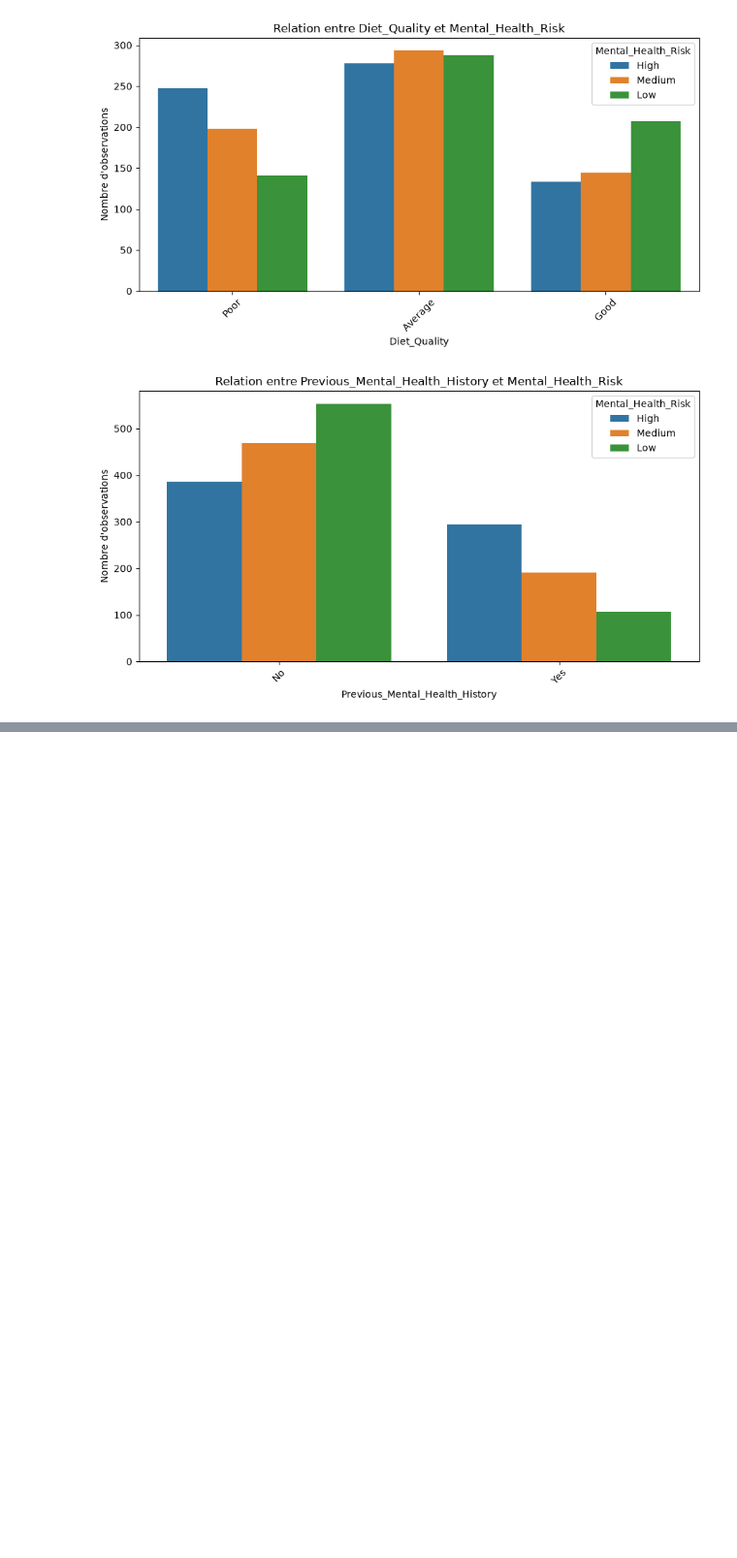
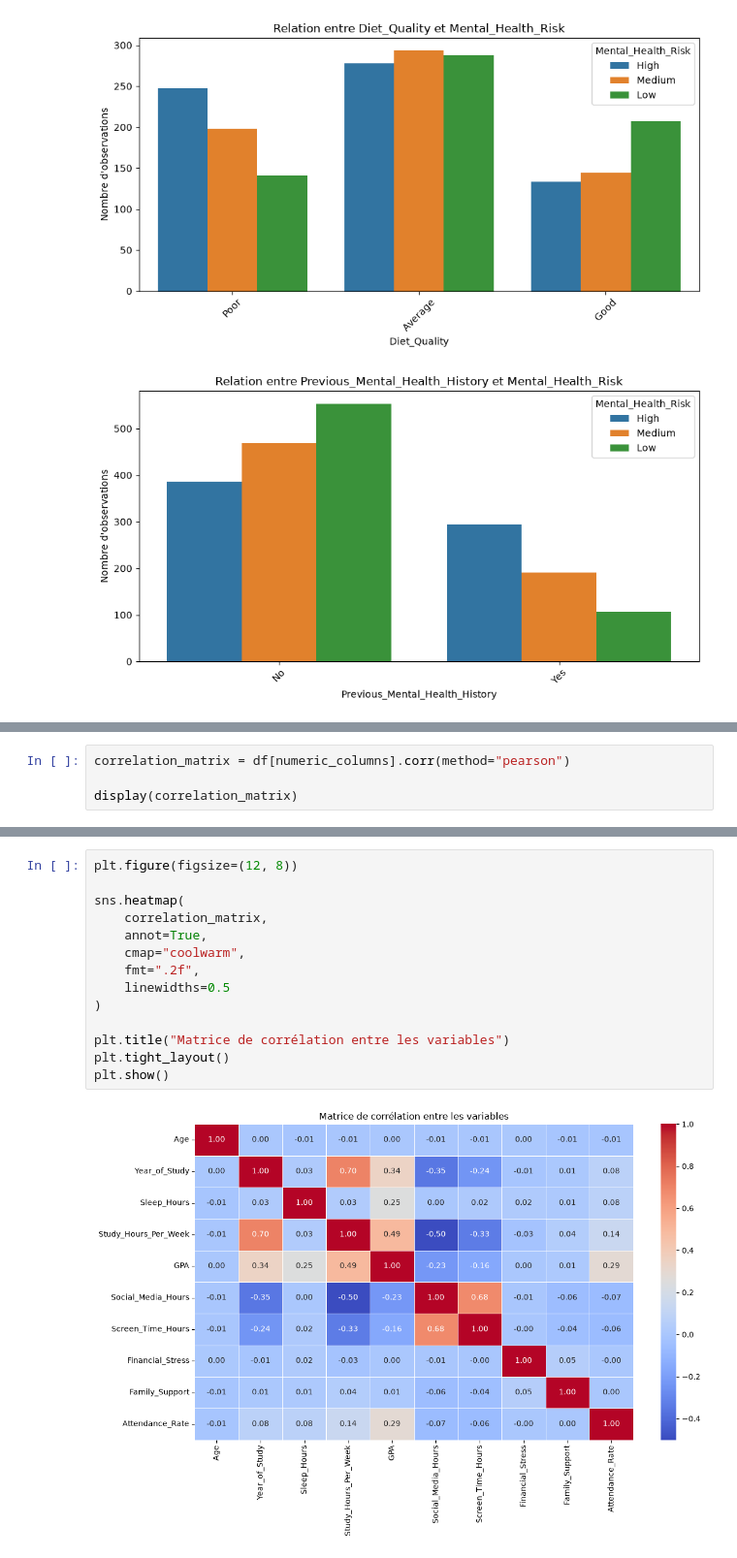
Before and after one commit to SaadiaAjbbar/Mental_Health_Risk_Prediction, a Jupyter notebook: notebooks/01_EDA.ipynb, the cells around one changed output, grey strips where cells are left out. Shown at 97% size. Cells and saved outputs as stored; diff of their text form; blank space fills up the shorter version.

Commit message:
identification des variables les plus fortement liées au niveau de risque ;

```diff
--- a/notebooks/01_EDA.ipynb
+++ b/notebooks/01_EDA.ipynb
@@ -724,0 +732,4 @@ for column in categorical_columns:
+# %%
+correlation_matrix = df[numeric_columns].corr(method="pearson")
+
+display(correlation_matrix)
@@ -724,0 +748,16 @@ for column in categorical_columns:
+# %%
+plt.figure(figsize=(12, 8))
+
+sns.heatmap(
+    correlation_matrix,
+    annot=True,
+    cmap="coolwarm",
+    fmt=".2f",
+    linewidths=0.5
+)
+
+plt.title("Matrice de corrélation entre les variables")
+plt.tight_layout()
+plt.show()
+# %% [output]
+[figure, added]
```
Also changed, not shown: parts of 8 cells of this notebook.
